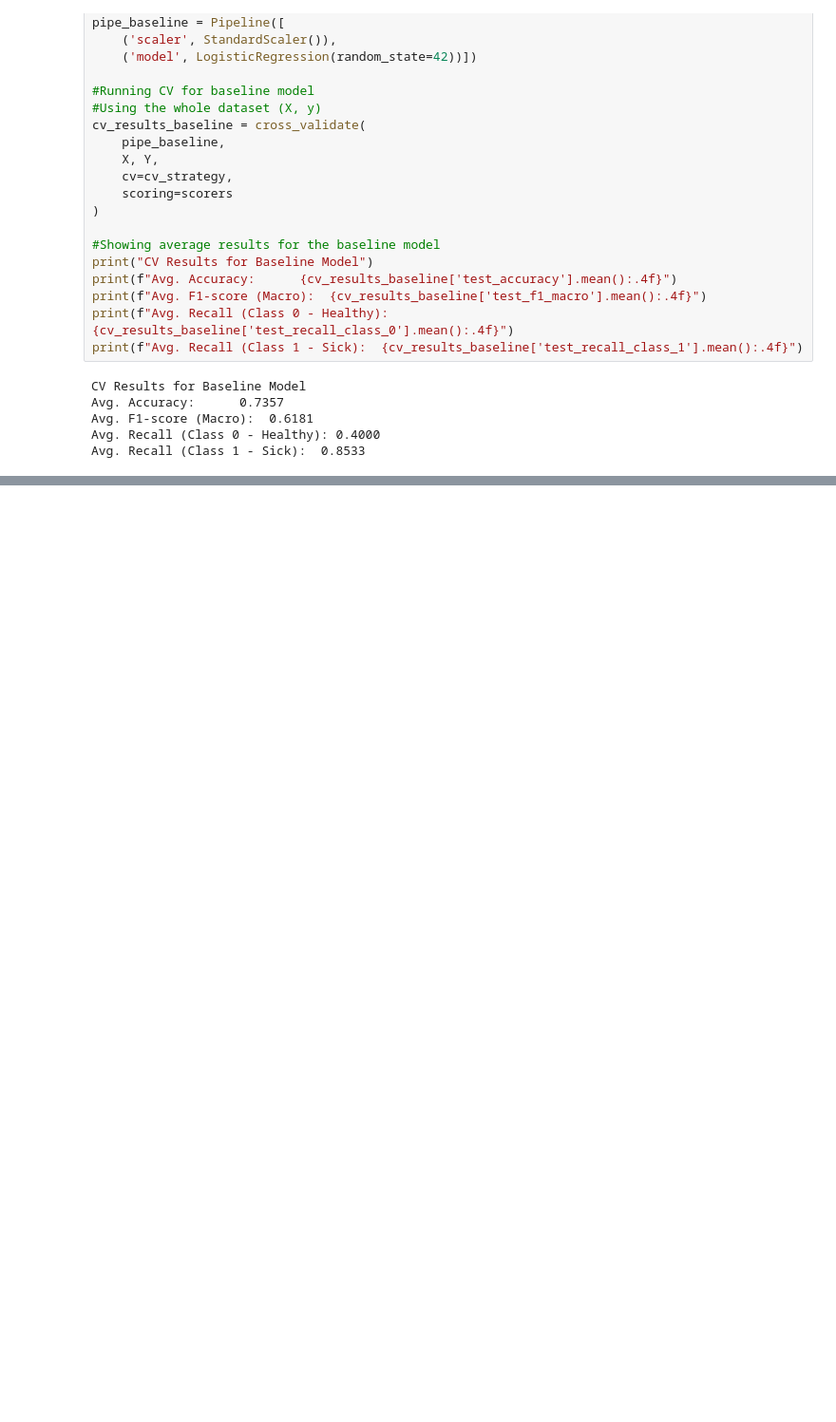
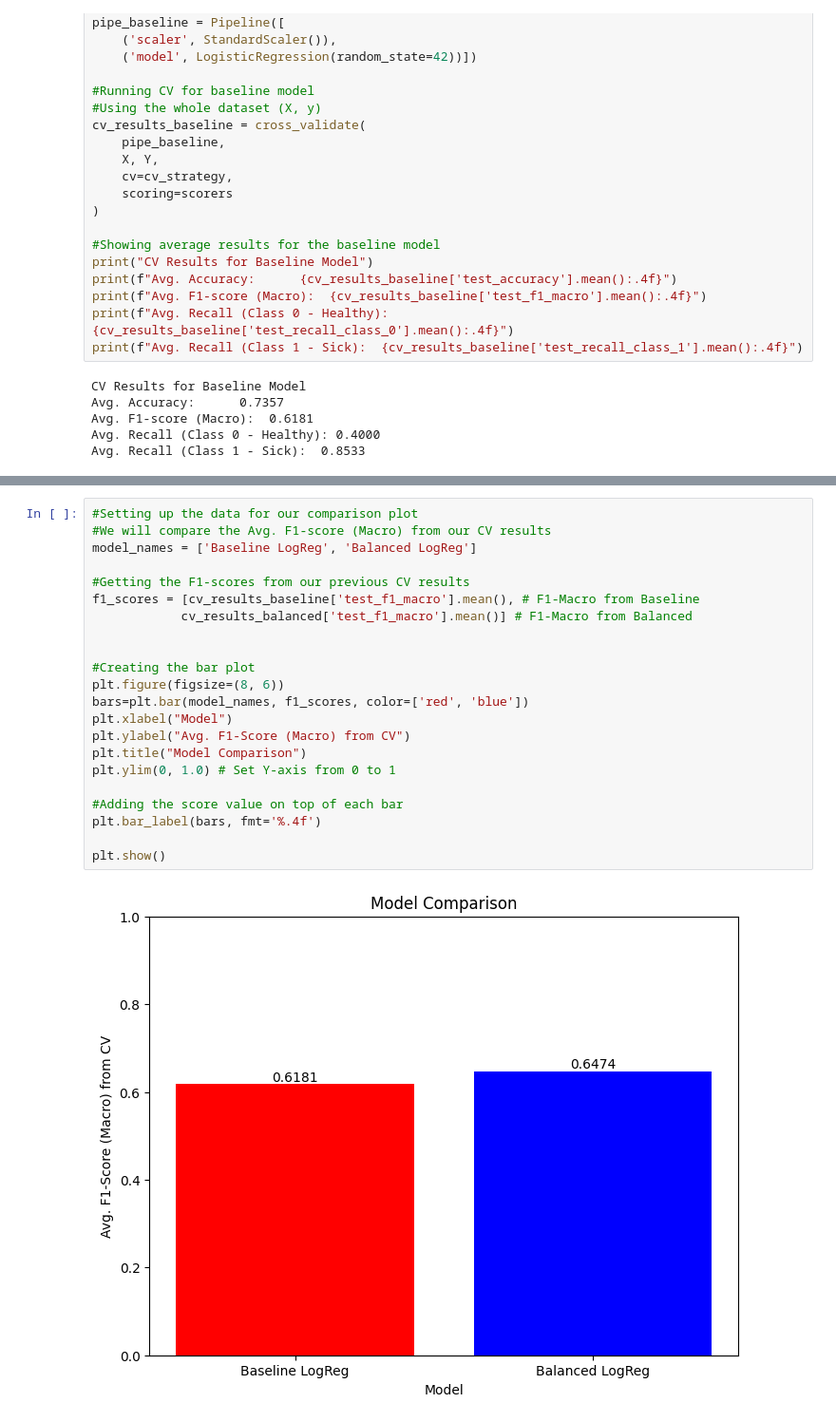
Before and after one commit to jeykeypdf/AI_MED_Recruitment, a Jupyter notebook: solution.ipynb, the cells around one changed output, grey strips where cells are left out. Shown at 95% size. Saved outputs shown, nothing was run; the diff lists cells and outputs as text; blank space fills up the shorter version.

Commit message:
Final LogReg results

```diff
--- a/solution.ipynb
+++ b/solution.ipynb
@@ -218,0 +249,24 @@ Avg. Recall (Class 1 - Sick):  0.8533
+# %%
+#Setting up the data for our comparison plot
+#We will compare the Avg. F1-score (Macro) from our CV results
+model_names = ['Baseline LogReg', 'Balanced LogReg']
+
+#Getting the F1-scores from our previous CV results
+f1_scores = [cv_results_baseline['test_f1_macro'].mean(), # F1-Macro from Baseline
+            cv_results_balanced['test_f1_macro'].mean()] # F1-Macro from Balanced
+
+
+#Creating the bar plot
+plt.figure(figsize=(8, 6))
+bars=plt.bar(model_names, f1_scores, color=['red', 'blue'])
+plt.xlabel("Model")
+plt.ylabel("Avg. F1-Score (Macro) from CV")
+plt.title("Model Comparison")
+plt.ylim(0, 1.0) # Set Y-axis from 0 to 1
+
+#Adding the score value on top of each bar
+plt.bar_label(bars, fmt='%.4f')
+
+plt.show()
+# %% [output]
+[figure, added]
```
Also changed, not shown: parts of 6 cells of this notebook.
